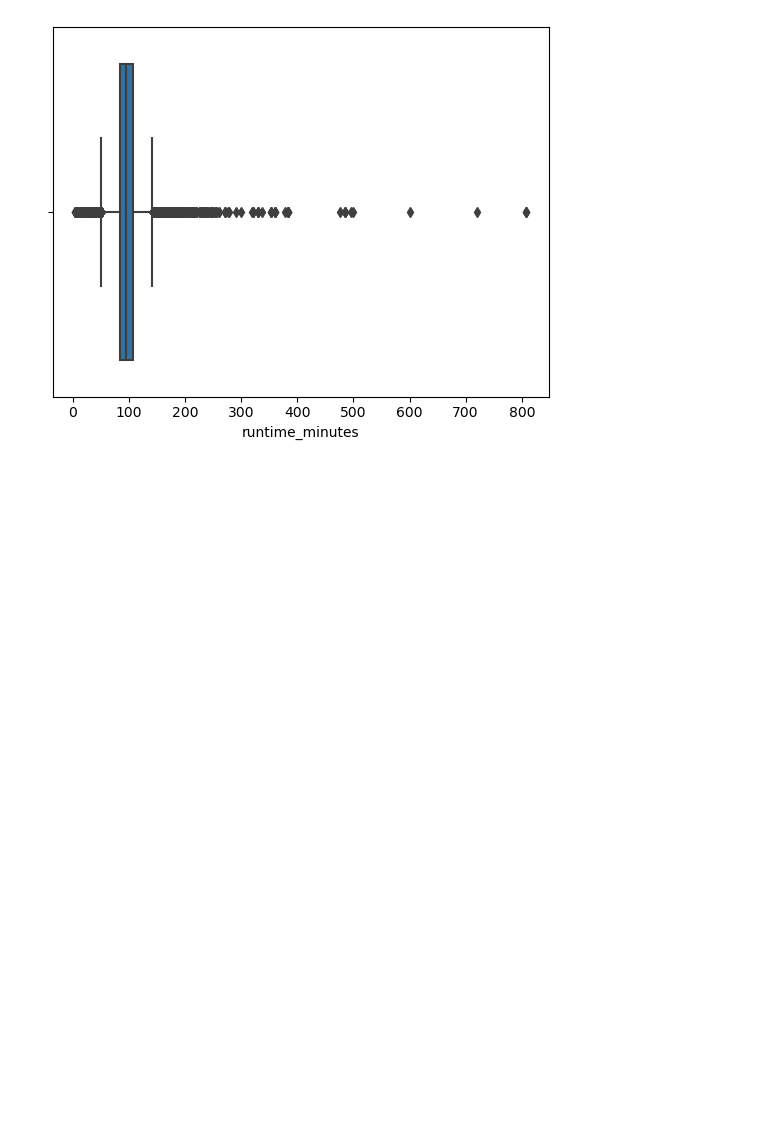
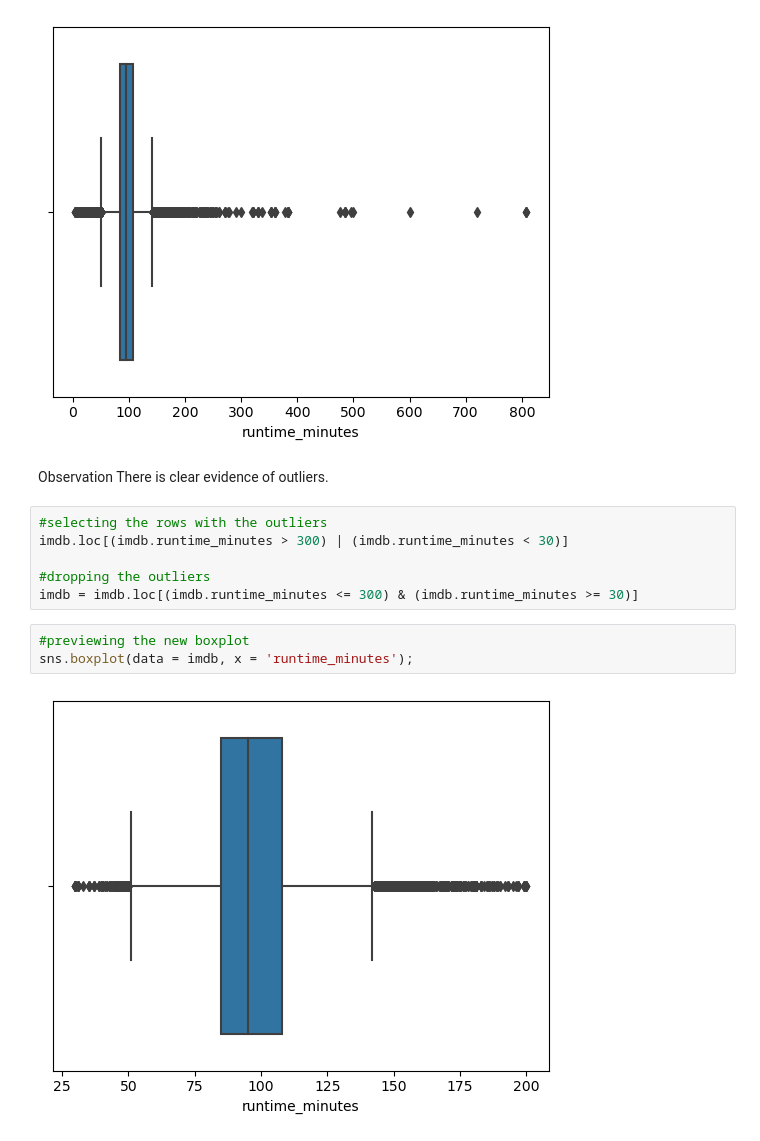
Before and after one commit to Collinskanyiri/DSC-Phase-1-project, a Jupyter notebook: student.ipynb, the cells around one changed output. Drawn from its saved outputs; the diff is of its cells as text; blank space fills up the shorter version.

Commit message:
Data cleaning :merging

```diff
--- a/student.ipynb
+++ b/student.ipynb
@@ -878,3 +869,17 @@ Checking for outliers in the runtime column using a box plot
 sns.boxplot(data = imdb, x = 'runtime_minutes');
 # %% [output]
 [figure]
+# %% [markdown]
+Observation
+There is clear evidence of outliers.
+# %%
+#selecting the rows with the outliers
+imdb.loc[(imdb.runtime_minutes > 300) | (imdb.runtime_minutes < 30)]
+
+#dropping the outliers
+imdb = imdb.loc[(imdb.runtime_minutes <= 300) & (imdb.runtime_minutes >= 30)]
+# %%
+#previewing the new boxplot
+sns.boxplot(data = imdb, x = 'runtime_minutes');
+# %% [output]
+[figure, added]
```
Also changed, not shown: parts of 9 cells of this notebook.
